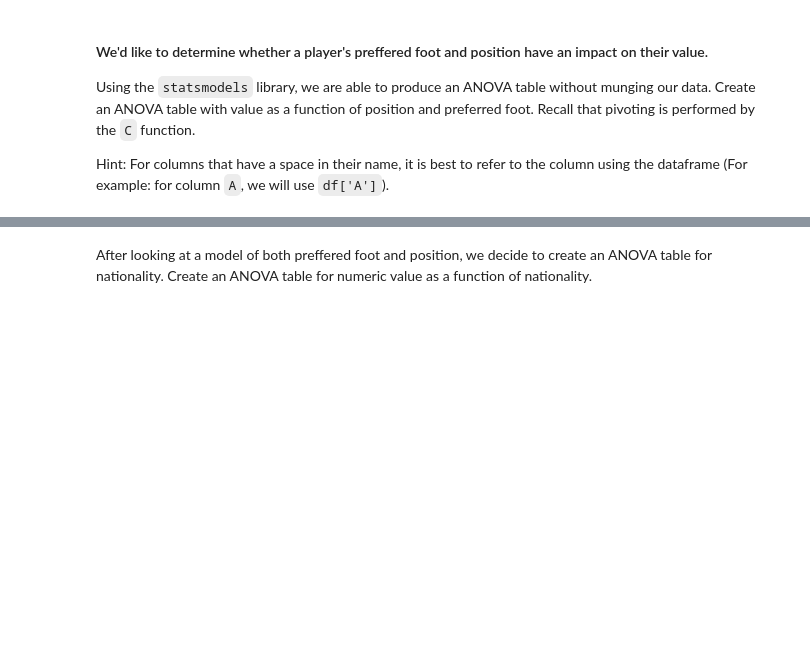
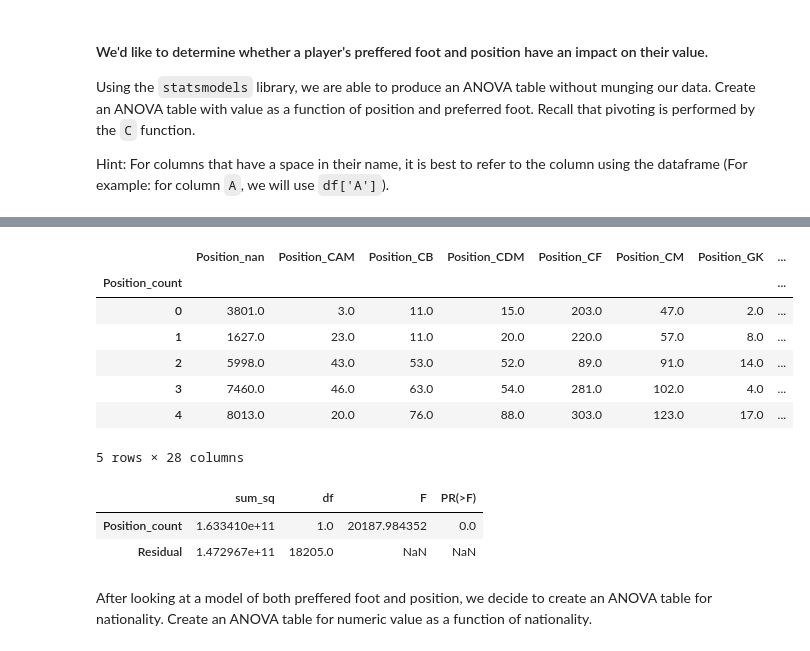
Before and after one commit to ta-data-mexpt/lab-correlation-tests-with-scipy, a Jupyter notebook: your-code/main.ipynb, the cells around one changed output, grey strips where cells are left out. Cells and saved outputs as stored; diff of their text form; code cells hidden in the pictures; blank space fills up the shorter version.

```diff
--- a/your-code/main.ipynb
+++ b/your-code/main.ipynb
@@ -36,0 +134,13 @@ What is your conclusion from this ANOVA?
+# %%
+fifa_pivot.columns = ['Position_'+str(x) for x in fifa_pivot.columns.values]
+#fifa_pivot.columns = ['Preferred_Foot_'+str(x) for x in fifa_pivot.columns.values]
+fifa_pivot.head()
+# %% [output]
+|  | Position_nan | Position_CAM | Position_CB | Position_CDM | Position_CF | Position_CM | Position_GK | ... |
+| Position_count |  |  |  |  |  |  |  | ... |
+| 0 | 3801.0 | 3.0 | 11.0 | 15.0 | 203.0 | 47.0 | 2.0 | ... |
+| 1 | 1627.0 | 23.0 | 11.0 | 20.0 | 220.0 | 57.0 | 8.0 | ... |
+| 2 | 5998.0 | 43.0 | 53.0 | 52.0 | 89.0 | 91.0 | 14.0 | ... |
+| 3 | 7460.0 | 46.0 | 63.0 | 54.0 | 281.0 | 102.0 | 4.0 | ... |
+| 4 | 8013.0 | 20.0 | 76.0 | 88.0 | 303.0 | 123.0 | 17.0 | ... |
+5 rows × 28 columns
@@ -37,2 +150,9 @@ What is your conclusion from this ANOVA?
+# %%
+anova_table = sm.stats.anova_lm(model, typ=2)
+anova_table
+# %% [output]
+|  | sum_sq | df | F | PR(>F) |
+| Position_count | 1.633410e+11 | 1.0 | 20187.984352 | 0.0 |
+| Residual | 1.472967e+11 | 18205.0 | NaN | NaN |
 # %% [markdown]
 After looking at a model of both preffered foot and position, we decide to create an ANOVA table for nationality. Create an ANOVA table for numeric value as a function of nationality.
```
Also changed, not shown: parts of 34 cells of this notebook.
